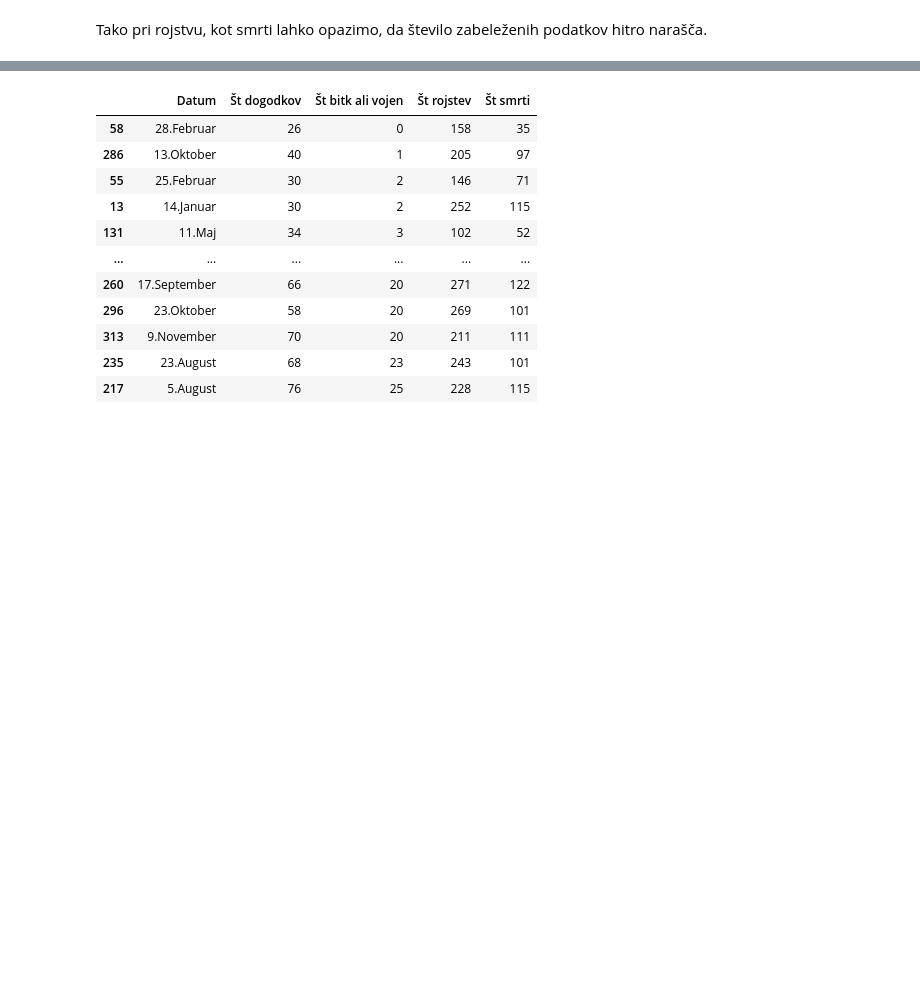
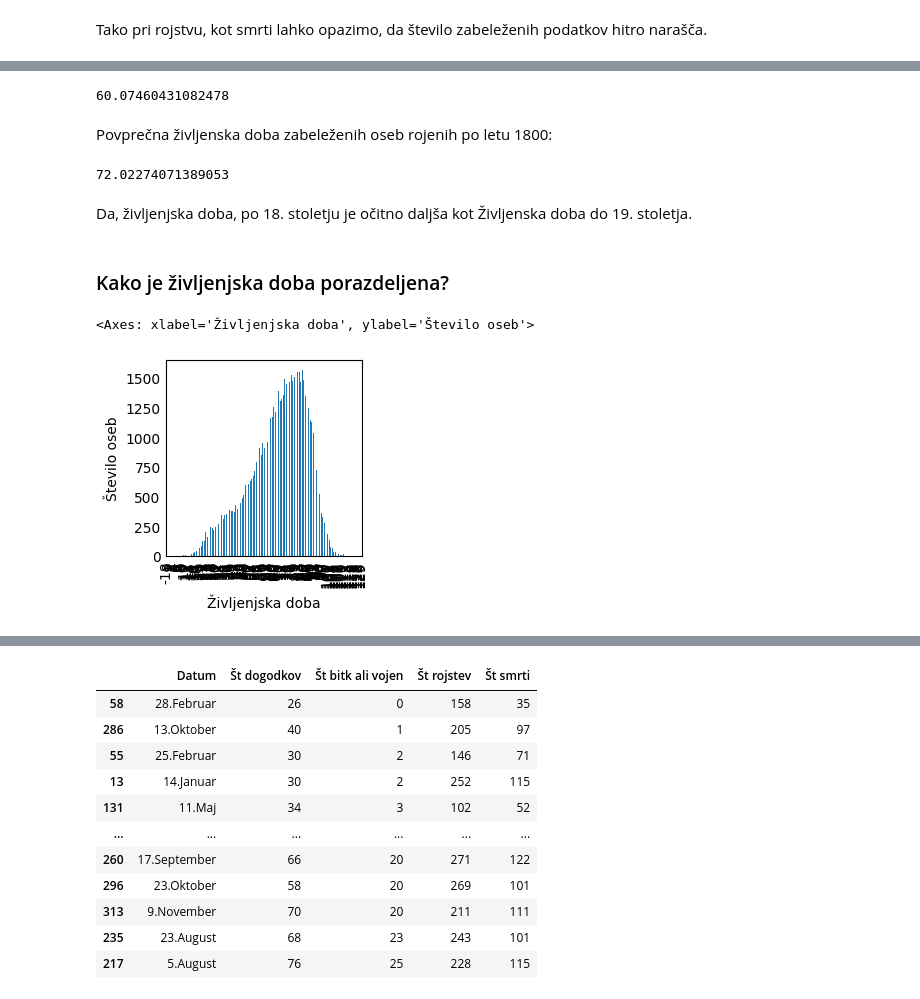
Before and after one commit to zivaheg/projektnaUVP, a Jupyter notebook: analiza.ipynb, the cells around one changed output, grey strips where cells are left out. Drawn from its saved outputs; the diff is of its cells as text; code cells hidden in the pictures; blank space fills up the shorter version.

```diff
--- a/analiza.ipynb
+++ b/analiza.ipynb
@@ -169,0 +155,24 @@ zivljenska_d.plot.bar()
+# %%
+filter = podana_zivljenjska_doba["Rojstvo"] <= 1800
+rojstvo_do_1800 = podana_zivljenjska_doba[filter]
+rojstvo_do_1800["Življenjska doba"].mean()
+# %% [output]
+60.07460431082478
+# %% [markdown]
+Povprečna življenska doba zabeleženih oseb rojenih po letu 1800:
+# %%
+filter = podana_zivljenjska_doba["Rojstvo"] > 1800
+rojstvo_po_1800 = podana_zivljenjska_doba[filter]
+rojstvo_po_1800["Življenjska doba"].mean()
+# %% [output]
+72.02274071389053
+# %% [markdown]
+Da, življenjska doba, po 18. stoletju je očitno daljša kot Življenska doba do 19. stoletja.
+# %% [markdown]
+### Kako je življenjska doba porazdeljena?
+# %%
+zivljenjska_d = podana_zivljenjska_doba.groupby(by="Življenjska doba").size()
+zivljenjska_d.plot.bar(ylabel="Število oseb")
+# %% [output]
+<Axes: xlabel='Življenjska doba', ylabel='Število oseb'>
+[figure, added]
```
Also changed, not shown: parts of 34 cells of this notebook, 4 other files.
